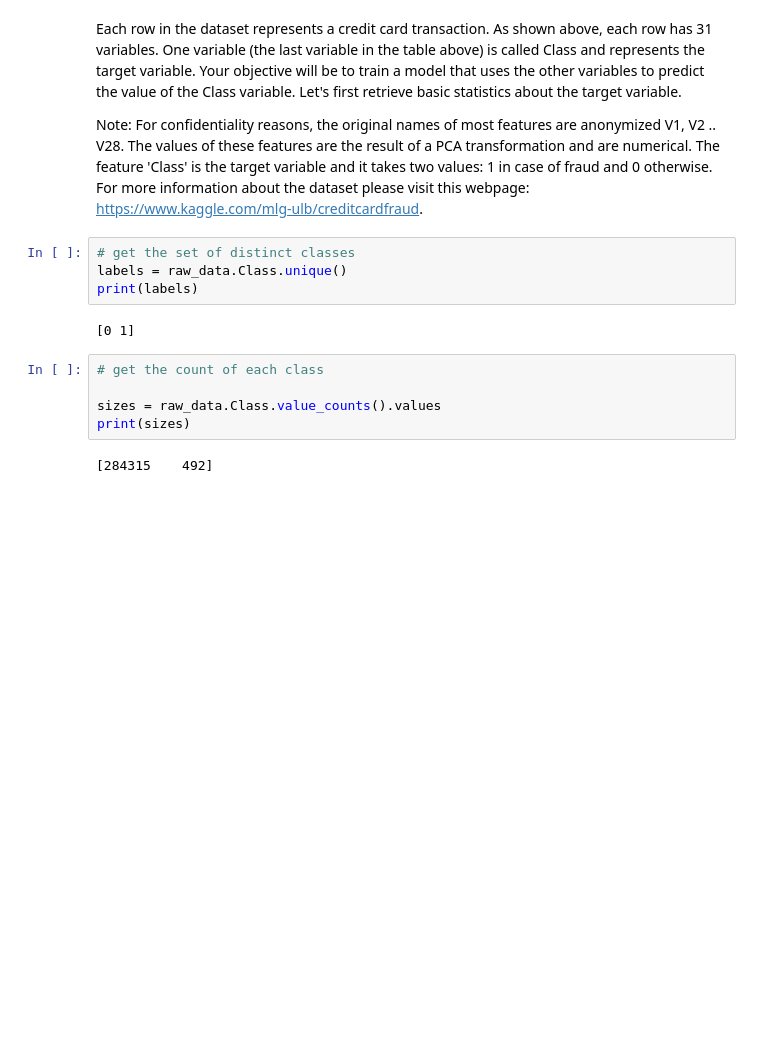
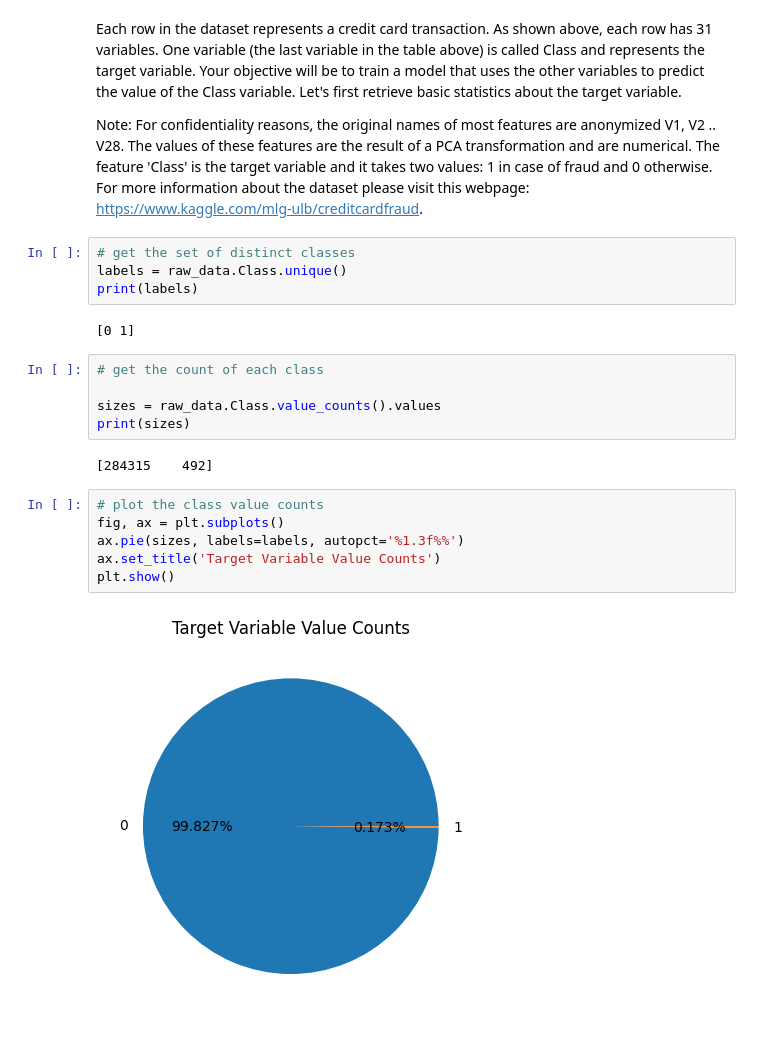
Before and after one commit to Sank3t-Pand3y/MachineLearning_Projects, a Jupyter notebook: Credit_card_fraud_detection_with_Decision_Trees_and_SVM.ipynb, the cells around one changed output. Saved outputs shown, nothing was run; the diff lists cells and outputs as text; blank space fills up the shorter version.

```diff
--- a/Credit_card_fraud_detection_with_Decision_Trees_and_SVM.ipynb
+++ b/Credit_card_fraud_detection_with_Decision_Trees_and_SVM.ipynb
@@ -53,3 +53,11 @@ sizes = raw_data.Class.value_counts().values
 print(sizes)
 # %% [output]
 [284315    492]
+# %%
+# plot the class value counts
+fig, ax = plt.subplots()
+ax.pie(sizes, labels=labels, autopct='%1.3f%%')
+ax.set_title('Target Variable Value Counts')
+plt.show()
+# %% [output]
+[figure, added]
```
Also changed, not shown: parts of 47 cells of this notebook.
